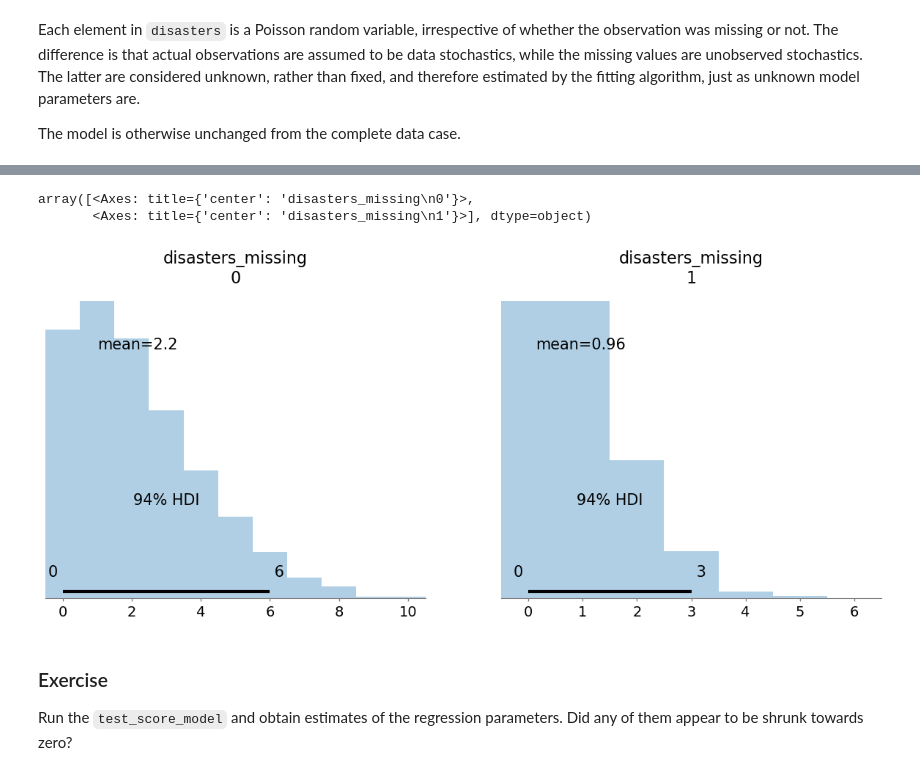
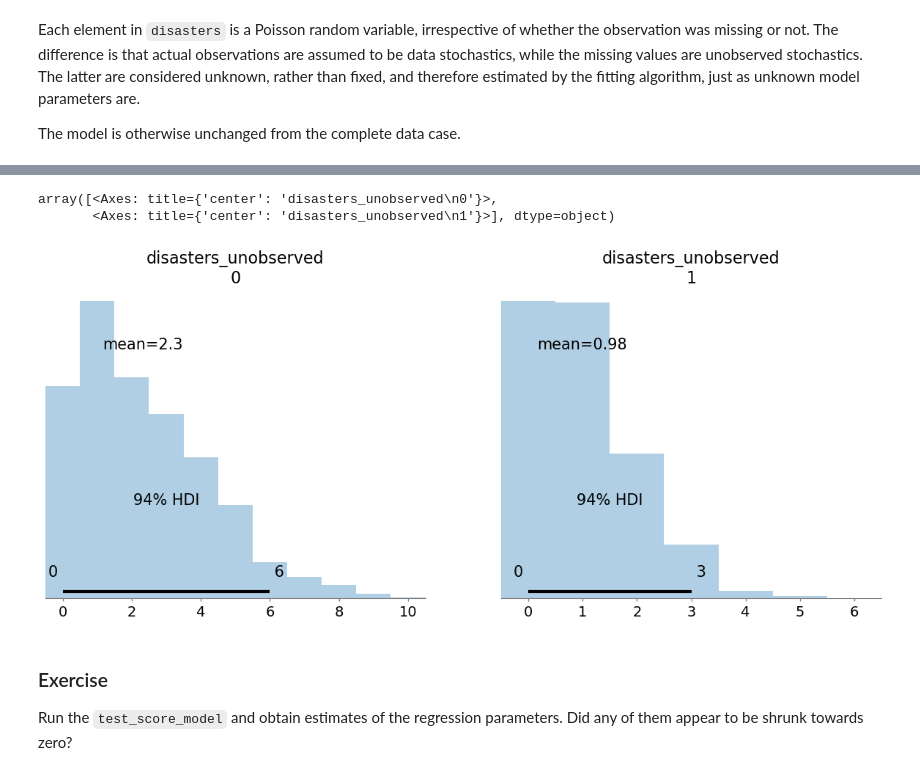
Before and after one commit to fonnesbeck/bayes_course_dec_2023, a Jupyter notebook: notebooks/Section2_2-Model_Building_with_PyMC.ipynb, the cells around one changed output, grey strips where cells are left out. Cells and saved outputs as stored; diff of their text form; code cells hidden in the pictures.

```diff
--- a/notebooks/Section2_2-Model_Building_with_PyMC.ipynb
+++ b/notebooks/Section2_2-Model_Building_with_PyMC.ipynb
@@ -957,11 +956,11 @@ The effective sample size per chain is smaller than 100 for some parameters.  A
 # %%
 import arviz as az
 
-az.plot_posterior(trace_missing, var_names=['disasters_missing'])
+az.plot_posterior(trace_missing, var_names=['disasters_unobserved'])
 # %% [output]
-array([<Axes: title={'center': 'disasters_missing\n0'}>,
-       <Axes: title={'center': 'disasters_missing\n1'}>], dtype=object)
+array([<Axes: title={'center': 'disasters_unobserved\n0'}>,
+       <Axes: title={'center': 'disasters_unobserved\n1'}>], dtype=object)
-[figure, old version]
+[figure, new version]
 # %% [markdown]
 ### Exercise
 
```
Also changed, not shown: parts of 20 cells of this notebook, 6 other files.
